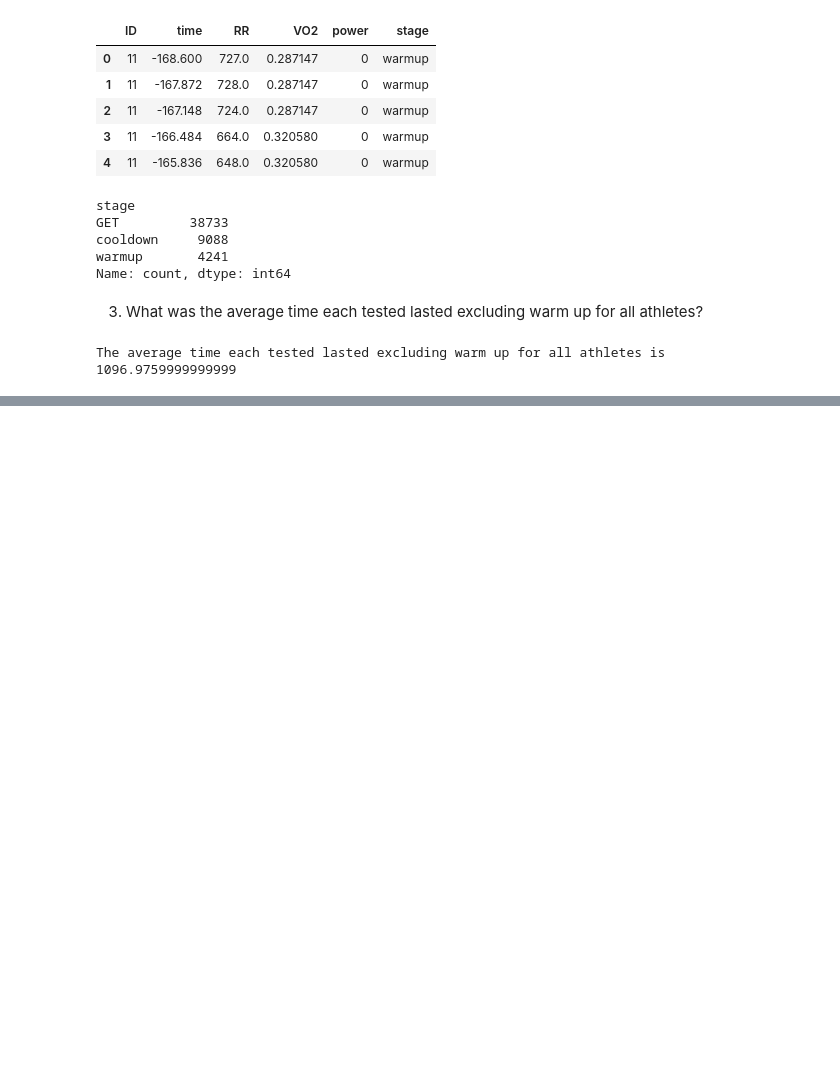
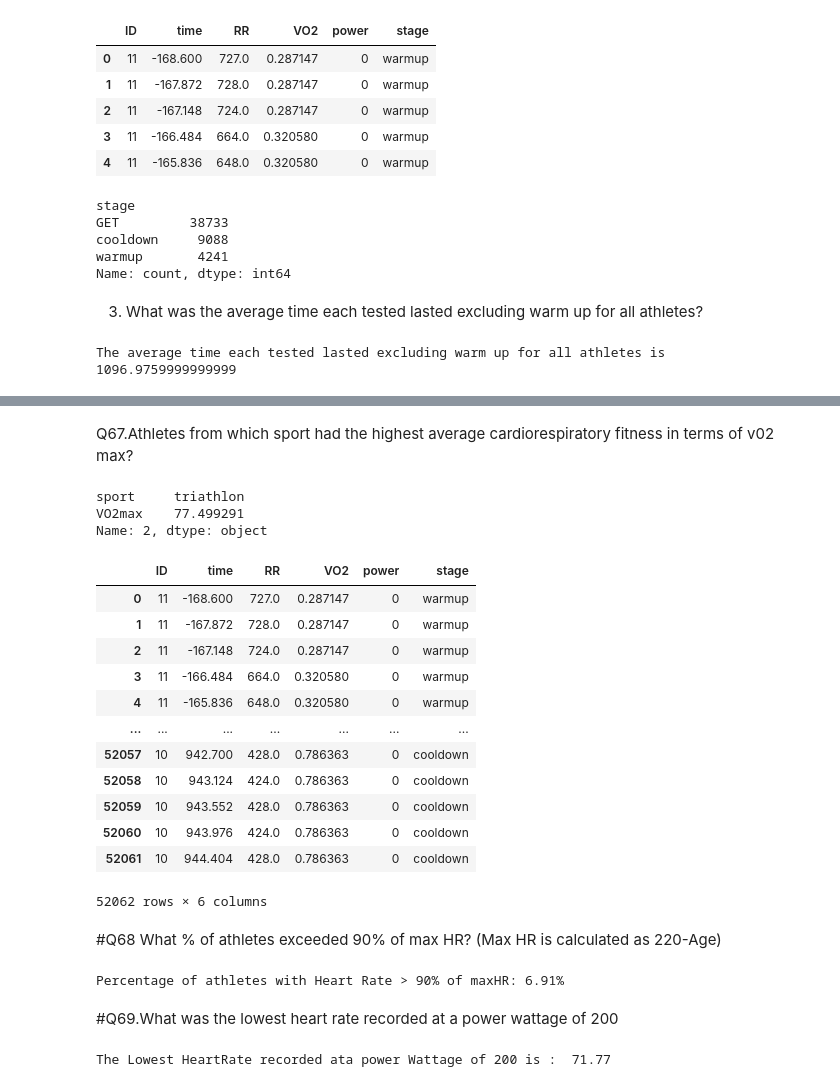
Before and after one commit to anuvarsha2642/3_Code_Rangers_PythonHackathon_Aug24, a Jupyter notebook: 3_CodeRangers_PythonHackathon_Aug24.ipynb, the cells around one changed output, grey strips where cells are left out. Cells and saved outputs as stored; diff of their text form; code cells hidden in the pictures; blank space fills up the shorter version.

```diff
--- a/3_CodeRangers_PythonHackathon_Aug24.ipynb
+++ b/3_CodeRangers_PythonHackathon_Aug24.ipynb
@@ -86,0 +128,2 @@ df_Fencing=pd.read_csv(file_path_Fencing)
+# %% [markdown]
+Q67.Athletes from which sport had the highest average cardiorespiratory fitness in terms of v02 max?
@@ -86,0 +137,56 @@ df_Fencing=pd.read_csv(file_path_Fencing)
+# %%
+highest_VO2max_sport
+# %% [output]
+sport     triathlon
+VO2max    77.499291
+Name: 2, dtype: object
+# %%
+df_data
+# %% [output]
+|  | ID | time | RR | VO2 | power | stage |
+| 0 | 11 | -168.600 | 727.0 | 0.287147 | 0 | warmup |
+| 1 | 11 | -167.872 | 728.0 | 0.287147 | 0 | warmup |
+| 2 | 11 | -167.148 | 724.0 | 0.287147 | 0 | warmup |
+| 3 | 11 | -166.484 | 664.0 | 0.320580 | 0 | warmup |
+| 4 | 11 | -165.836 | 648.0 | 0.320580 | 0 | warmup |
+| ... | ... | ... | ... | ... | ... | ... |
+| 52057 | 10 | 942.700 | 428.0 | 0.786363 | 0 | cooldown |
+| 52058 | 10 | 943.124 | 424.0 | 0.786363 | 0 | cooldown |
+| 52059 | 10 | 943.552 | 428.0 | 0.786363 | 0 | cooldown |
+| 52060 | 10 | 943.976 | 424.0 | 0.786363 | 0 | cooldown |
+| 52061 | 10 | 944.404 | 428.0 | 0.786363 | 0 | cooldown |
+52062 rows × 6 columns
+# %% [markdown]
+#Q68 What % of athletes exceeded 90% of max HR? (Max HR is calculated as 220-Age)
+# %%
+
+df_data_copy=df_data.copy()
+df_data_copy=pd.merge(df_data_copy,df_Athletes[['ID','age']],on='ID')
+df_data_copy['HeartRate_bpm']=60/(df_data_copy['RR']/1000)
+# Calculate maxHR as 220 - age
+df_data_copy['maxHR'] = 220 - df_data_copy['age']
+
+# Calculate 90% of maxHR
+df_data_copy['HR_90'] = df_data_copy['maxHR']*0.90
+
+# Filter rows where HeartRate_bpm is greater than or equal to 90% of maxHR
+filtered_result = df_data_copy[df_data_copy['HeartRate_bpm'] > df_data_copy['HR_90']]
+percentage = (len(filtered_result) / len(df_data_copy)) * 100
+
+print(f"Percentage of athletes with Heart Rate > 90% of maxHR: {percentage:.2f}%")
+# %% [output]
+Percentage of athletes with Heart Rate > 90% of maxHR: 6.91%
+# %% [markdown]
+#Q69.What was the lowest heart rate recorded at a power wattage of 200
+# %%
+# Filter the rows where power is equal to 200
+filtered_df = df_data_copy[df_data_copy['power'] == 200]
+
+# Group the filtered DataFrame by 'ID' and calculate the minimum HeartRate_bpm for each group
+grouped_df = filtered_df.groupby('ID')['HeartRate_bpm'].min()
+
+# Display the result
+rounded_df=grouped_df.round(2)
+print("The Lowest HeartRate recorded ata power Wattage of 200 is : ",rounded_df.min())
+# %% [output]
+The Lowest HeartRate recorded ata power Wattage of 200 is :  71.77
```
Also changed, not shown: parts of 33 cells of this notebook, 1 other file.
